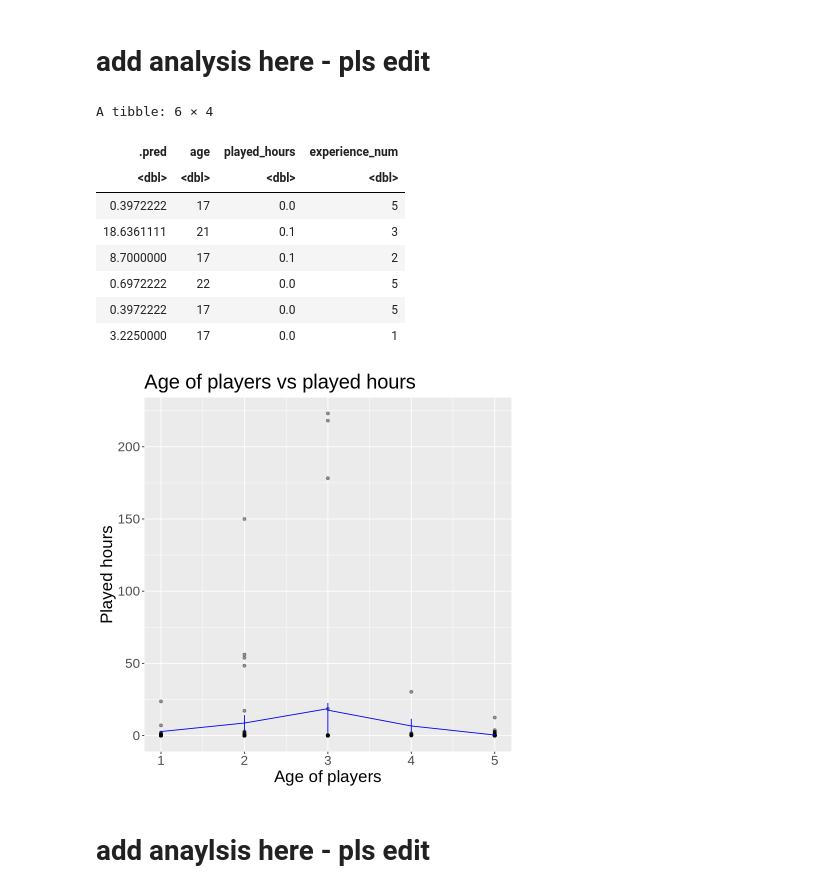
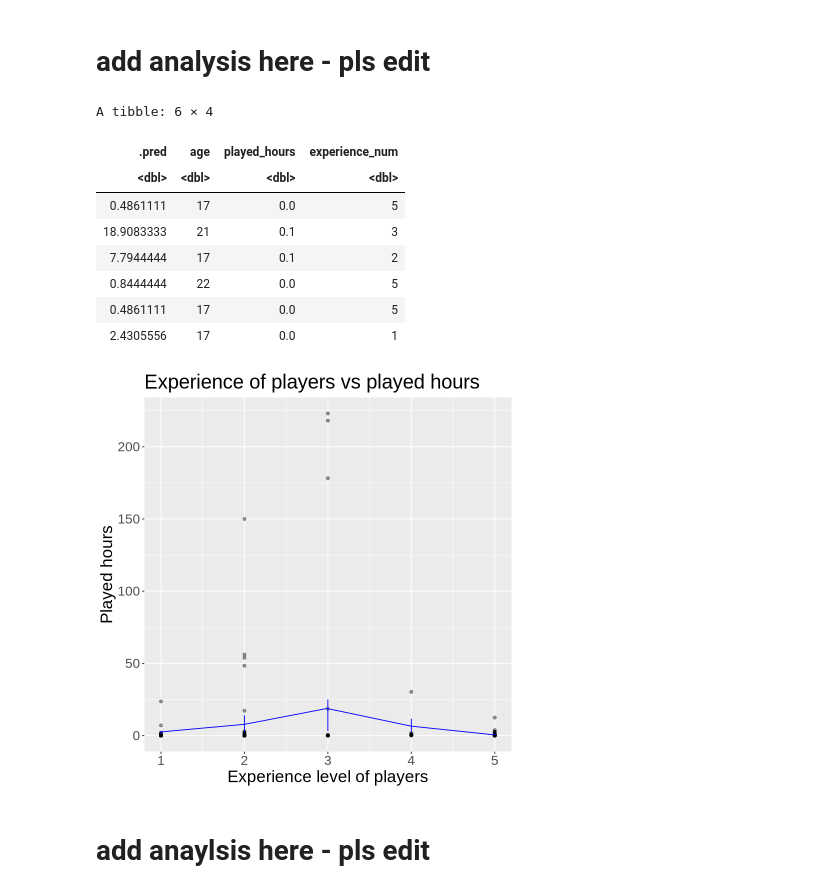
Before and after one commit to janeymhe/dsci-100-project, a Jupyter notebook: final_project.ipynb, the cells around one changed output. Drawn from its saved outputs; the diff is of its cells as text; code cells hidden in the pictures.

```diff
--- a/final_project.ipynb
+++ b/final_project.ipynb
@@ -182,32 +222,32 @@ A tibble: 6 × 4
 # %% [markdown]
 # add analysis here - pls edit
 # %%
-# visualizing the relationship between age and played hours
-players_preds <- players_best_fit |>
+# visualizing the relationship between age and played hours  --> delete your help
+players_preds <- players_fit |>
                 predict(players_training) |>
                 bind_cols(players_training)
 
 head(players_preds)
 
 players_plot <- ggplot(players_preds, aes(x = experience_num, y = played_hours)) +
                 geom_point(alpha = 0.4) +
-                xlab("Age of players") +
+                xlab("Experience level of players") +
                 ylab("Played hours") +
                 geom_line(data = players_preds, aes(x = experience_num, y = .pred), color = "blue") +
-                ggtitle("Age of players vs played hours") +
+                ggtitle("Experience of players vs played hours") +
                 theme(text = element_text(size = 20))
 
 players_plot
 # %% [output]
 A tibble: 6 × 4
 | .pred | age | played_hours | experience_num |
 | <dbl> | <dbl> | <dbl> | <dbl> |
-| 0.3972222 | 17 | 0.0 | 5 |
-| 18.6361111 | 21 | 0.1 | 3 |
-| 8.7000000 | 17 | 0.1 | 2 |
-| 0.6972222 | 22 | 0.0 | 5 |
-| 0.3972222 | 17 | 0.0 | 5 |
-| 3.2250000 | 17 | 0.0 | 1 |
+| 0.4861111 | 17 | 0.0 | 5 |
+| 18.9083333 | 21 | 0.1 | 3 |
+| 7.7944444 | 17 | 0.1 | 2 |
+| 0.8444444 | 22 | 0.0 | 5 |
+| 0.4861111 | 17 | 0.0 | 5 |
+| 2.4305556 | 17 | 0.0 | 1 |
-[figure, old version]
+[figure, new version]
 # %% [markdown]
 # add anaylsis here - pls edit
```
Also changed, not shown: parts of 8 cells of this notebook, 3 other files.
